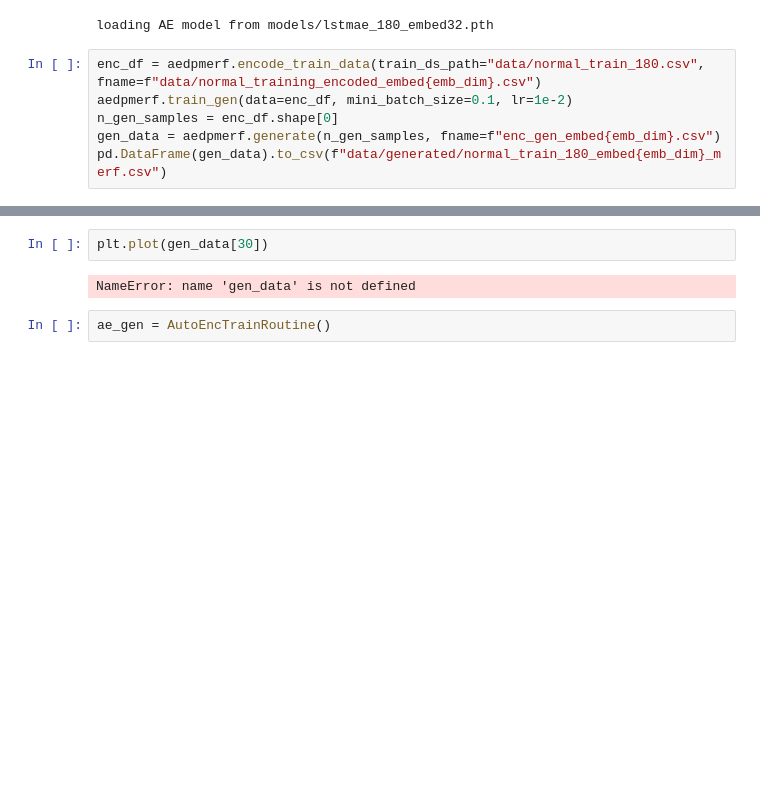
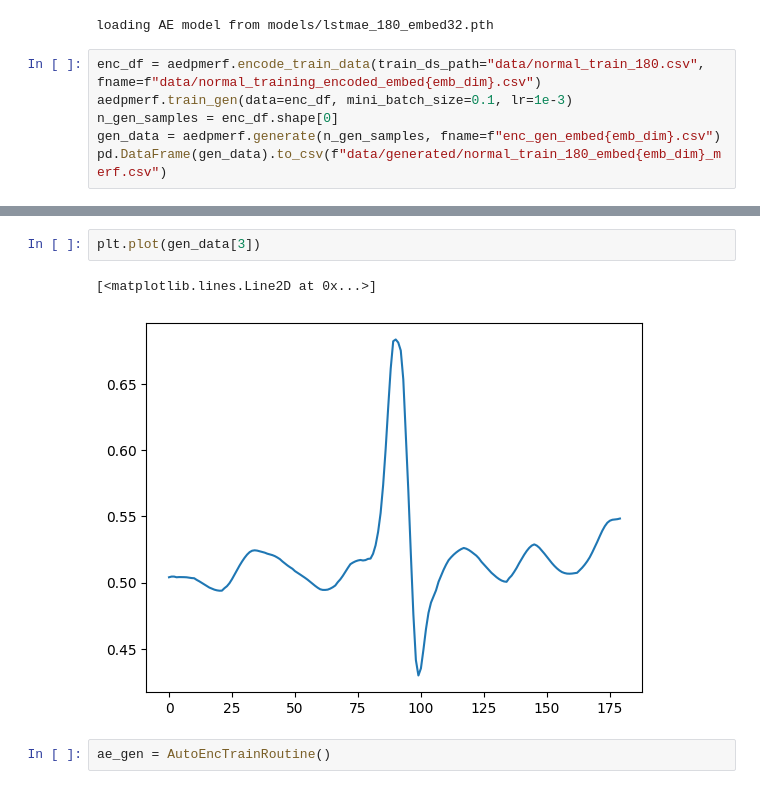
Before and after one commit to sjjtu/MAthesis, a Jupyter notebook: code/train_model_aemerf.ipynb, the cells around one changed output, grey strips where cells are left out. Cells and saved outputs as stored; diff of their text form; blank space fills up the shorter version.

Commit message:
rerun all with new train set

```diff
--- a/code/train_model_aemerf.ipynb
+++ b/code/train_model_aemerf.ipynb
@@ -42,7 +42,7 @@ else:
 loading AE model from models/lstmae_180_embed32.pth
 # %%
 enc_df = aedpmerf.encode_train_data(train_ds_path="data/normal_train_180.csv", fname=f"data/normal_training_encoded_embed{emb_dim}.csv")
-aedpmerf.train_gen(data=enc_df, mini_batch_size=0.1, lr=1e-2)
+aedpmerf.train_gen(data=enc_df, mini_batch_size=0.1, lr=1e-3)
 n_gen_samples = enc_df.shape[0]
 gen_data = aedpmerf.generate(n_gen_samples, fname=f"enc_gen_embed{emb_dim}.csv")
 pd.DataFrame(gen_data).to_csv(f"data/generated/normal_train_180_embed{emb_dim}_merf.csv")
@@ -66,8 +66,9 @@ epoch # and running loss are  [1900, 0.00035761893195740413]
 generating and saving latent data in data/generated/enc_gen_embed32.csv
 # %%
-plt.plot(gen_data[30])
+plt.plot(gen_data[3])
 # %% [output]
-NameError: name 'gen_data' is not defined
+[<matplotlib.lines.Line2D at 0x...>]
+[figure, added]
 # %%
 ae_gen = AutoEncTrainRoutine()
 # %% [output]
```
Also changed, not shown: parts of 9 cells of this notebook, 32 other files.
